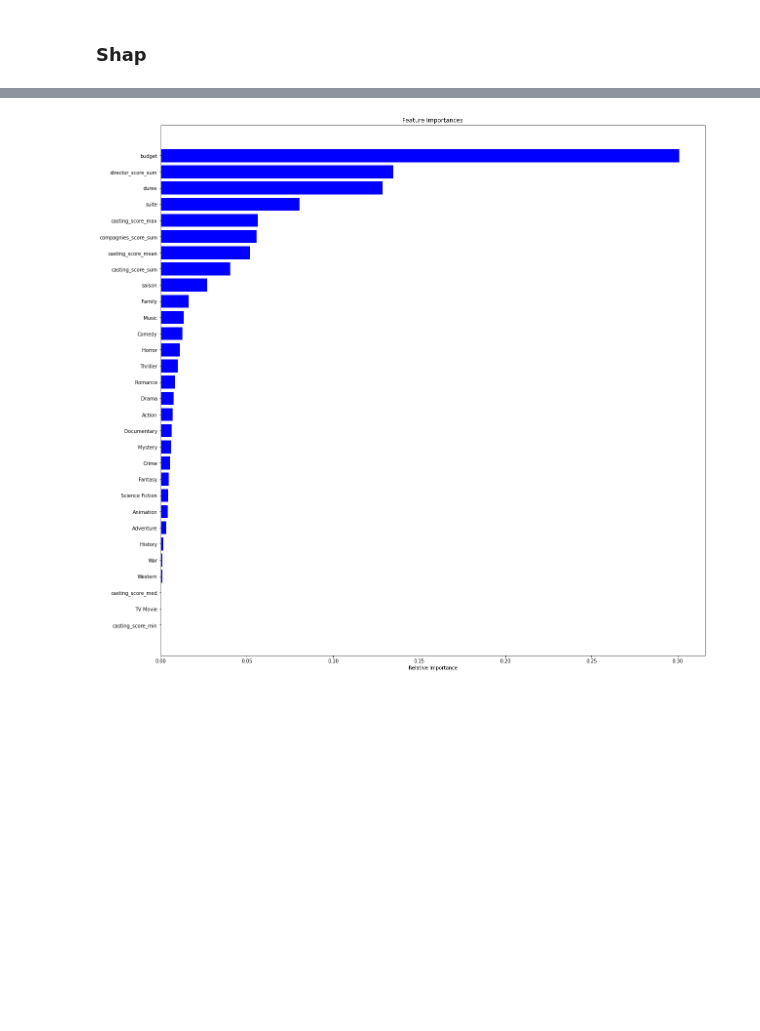
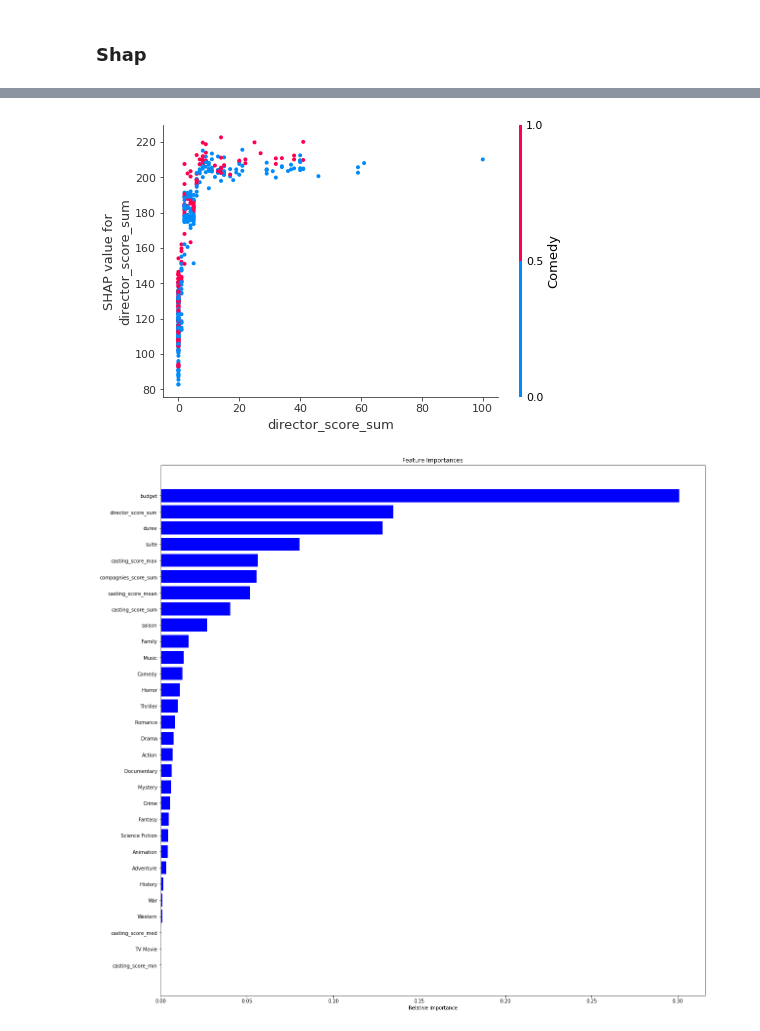
Before and after one commit to Keracles/MovieHype, a Jupyter notebook: models_regression/Random_forest.ipynb, the cells around one changed output, grey strips where cells are left out. Cells and saved outputs as stored; diff of their text form; code cells hidden in the pictures; blank space fills up the shorter version.

```diff
--- a/models_regression/Random_forest.ipynb
+++ b/models_regression/Random_forest.ipynb
@@ -144,3 +144,7 @@ TypeError: predict() missing 2 required positional arguments: 'self' and 'X'
+# %%
+shap.dependence_plot('director_score_sum', shap_values, X_train)
+# %% [output]
+[figure, added]
 # %%
 importances = regr.feature_importances_
 indices = np.argsort(importances)
```
Also changed, not shown: parts of 2 cells of this notebook, 1 other file.
